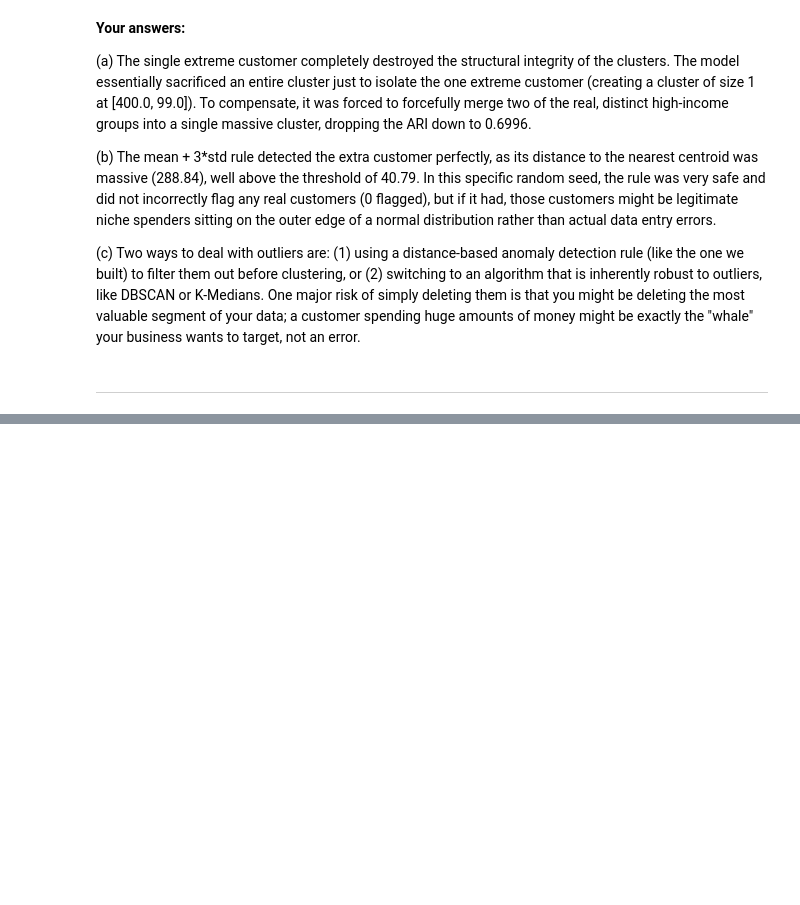
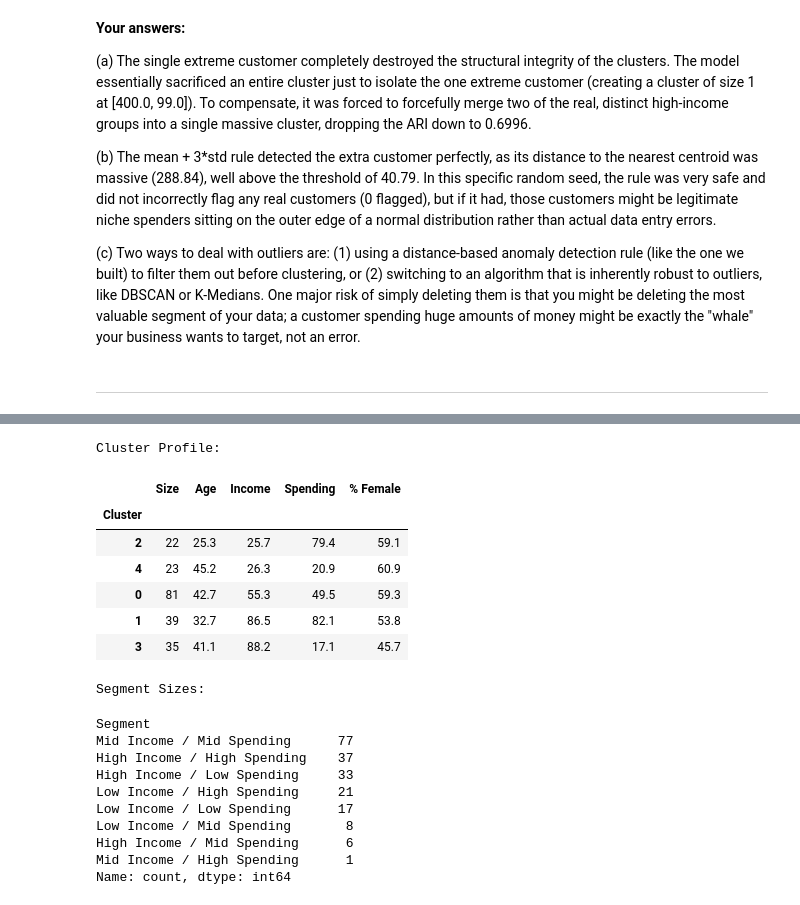
Before and after one commit to bahadurmalik82/customer-segmentation-kmeans, a Jupyter notebook: KMeans_Clustering.ipynb, the cells around one changed output, grey strips where cells are left out. Saved outputs shown, nothing was run; the diff lists cells and outputs as text; code cells hidden in the pictures; blank space fills up the shorter version.

```diff
--- a/KMeans_Clustering.ipynb
+++ b/KMeans_Clustering.ipynb
@@ -986,0 +1006,50 @@ ARI vs Original Model: 0.9845
+# %%
+# Assuming 'km_orig' is the fitted K=5 model on X2 (Income, Spending) from Part 5
+df['Cluster'] = km_orig.labels_
+df['Is_Female'] = (df['Gender'] == 'Female').astype(int)
+
+# 1. Build profile table
+profile = df.groupby('Cluster').agg({
+    'CustomerID': 'count',
+    'Age': 'mean',
+    'Income': 'mean',
+    'Spending': 'mean',
+    'Is_Female': 'mean'
+}).rename(columns={'CustomerID': 'Size', 'Is_Female': '% Female'})
+
+profile['% Female'] = (profile['% Female'] * 100).round(1)
+profile = profile.sort_values('Income').round(1)
+
+print("Cluster Profile:")
+display(profile)
+
+# 2. Create segment names
+def name_segment(row):
+    inc = "Low" if row['Income'] < 40 else "High" if row['Income'] >= 70 else "Mid"
+    spd = "Low" if row['Spending'] < 35 else "High" if row['Spending'] >= 65 else "Mid"
+    return f"{inc} Income / {spd} Spending"
+
+df['Segment'] = df.apply(name_segment, axis=1)
+
+print("\nSegment Sizes:")
+display(df['Segment'].value_counts())
+# %% [output]
+Cluster Profile:
+|  | Size | Age | Income | Spending | % Female |
+| Cluster |  |  |  |  |  |
+| 2 | 22 | 25.3 | 25.7 | 79.4 | 59.1 |
+| 4 | 23 | 45.2 | 26.3 | 20.9 | 60.9 |
+| 0 | 81 | 42.7 | 55.3 | 49.5 | 59.3 |
+| 1 | 39 | 32.7 | 86.5 | 82.1 | 53.8 |
+| 3 | 35 | 41.1 | 88.2 | 17.1 | 45.7 |
+Segment Sizes:
+Segment
+Mid Income / Mid Spending      77
+High Income / High Spending    37
+High Income / Low Spending     33
+Low Income / High Spending     21
+Low Income / Low Spending      17
+Low Income / Mid Spending       8
+High Income / Mid Spending      6
+Mid Income / High Spending      1
+Name: count, dtype: int64
```
Also changed, not shown: parts of 10 cells of this notebook.
